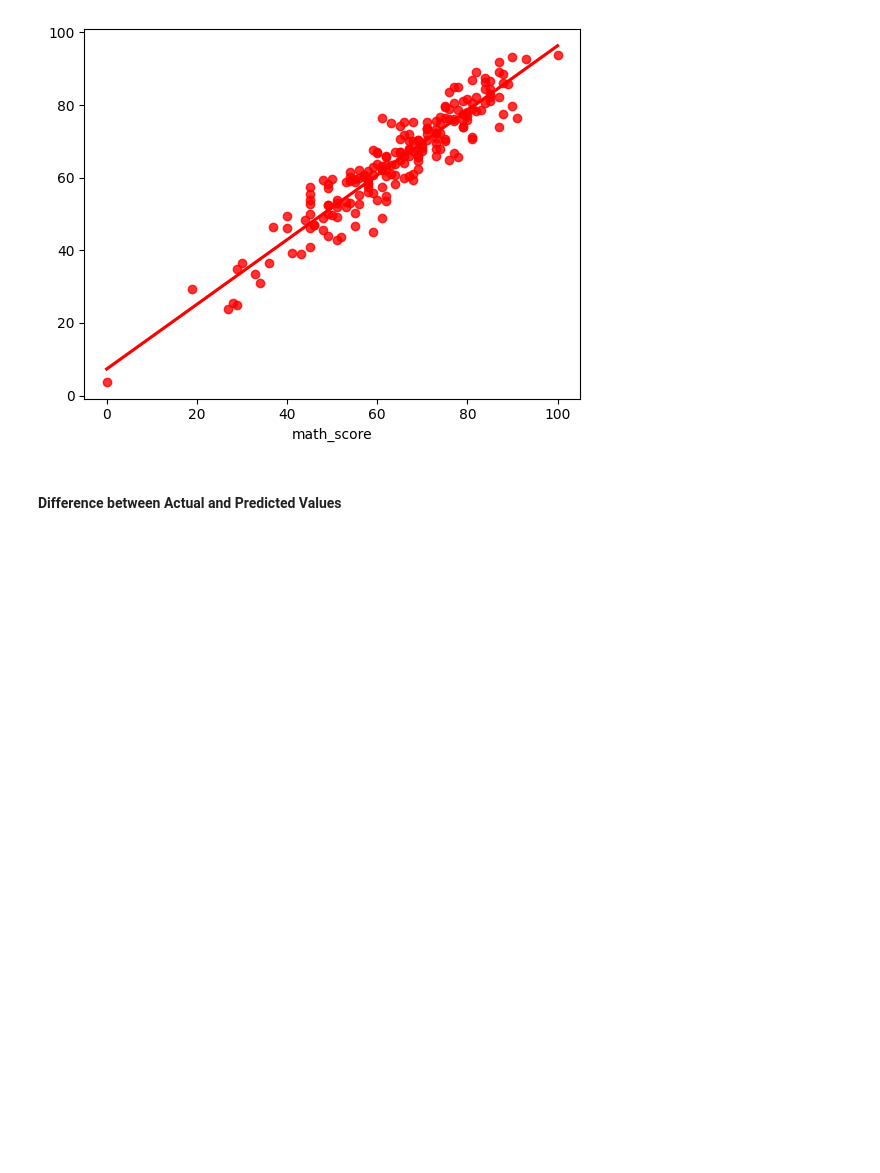
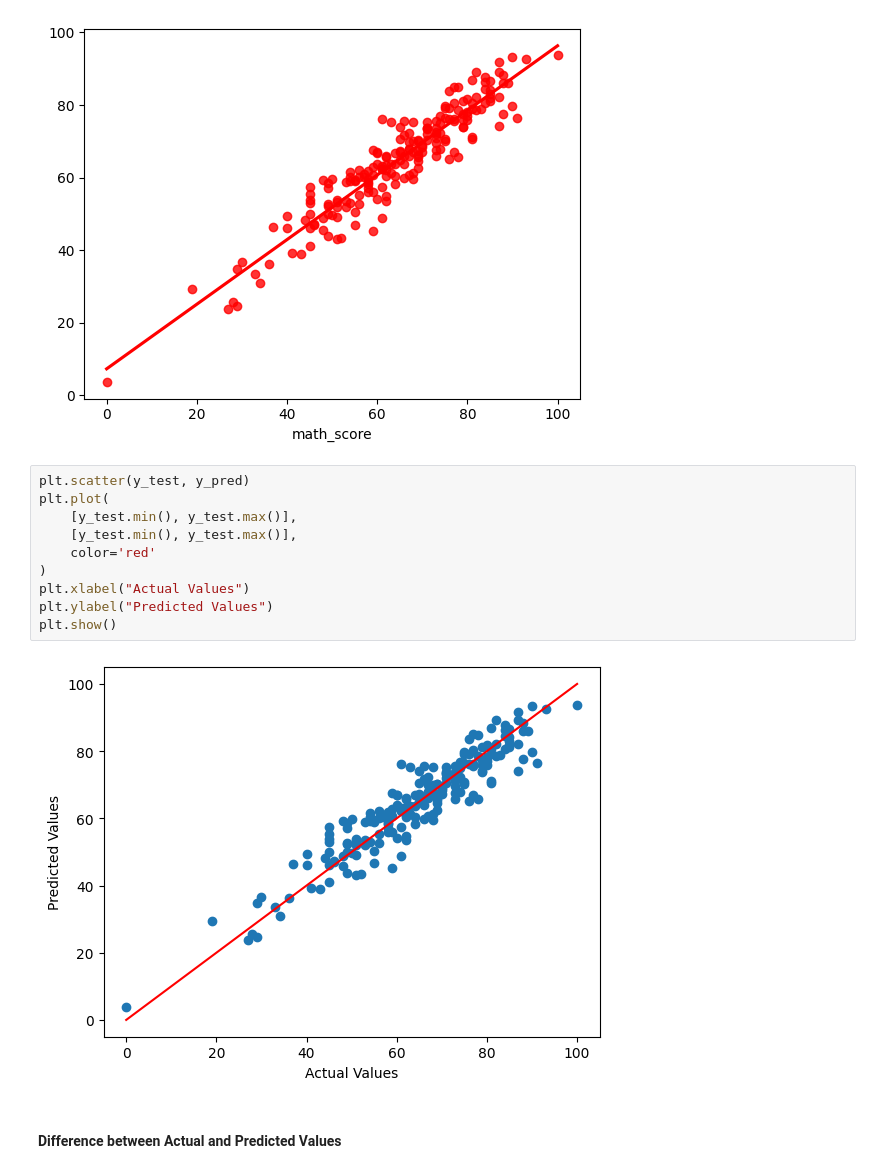
Before and after one commit to kotharushikesh-ml/STUDENT_PERFORMENCE_PREDICTOR, a Jupyter notebook: notebook/2. MODEL TRAINING.ipynb, the cells around one changed output. Saved outputs shown, nothing was run; the diff lists cells and outputs as text; blank space fills up the shorter version.

```diff
--- a/notebook/2. MODEL TRAINING.ipynb
+++ b/notebook/2. MODEL TRAINING.ipynb
@@ -230,6 +230,18 @@ plt.ylabel('Predicted');
 sns.regplot(x=y_test,y=y_pred,ci=None,color ='red');
 # %% [output]
 [figure]
+# %%
+plt.scatter(y_test, y_pred)
+plt.plot(
+    [y_test.min(), y_test.max()],
+    [y_test.min(), y_test.max()],
+    color='red'
+)
+plt.xlabel("Actual Values")
+plt.ylabel("Predicted Values")
+plt.show()
+# %% [output]
+[figure, added]
 # %% [markdown]
 #### Difference between Actual and Predicted Values
 # %%
```
Also changed, not shown: parts of 4 cells of this notebook, 6 other files.
